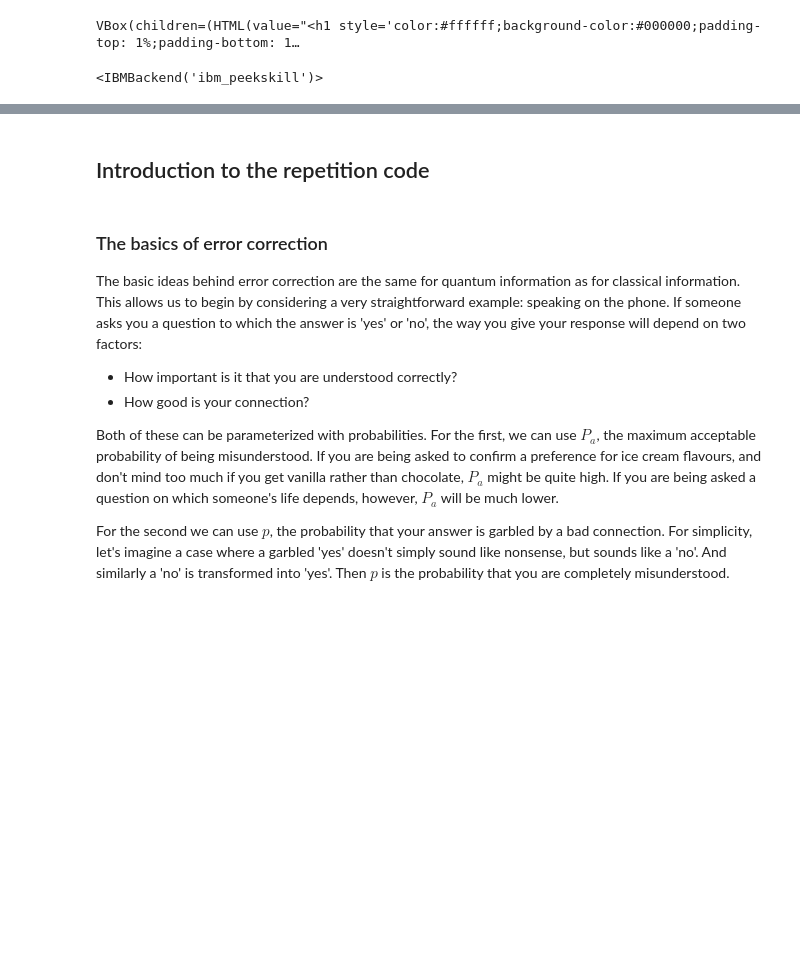
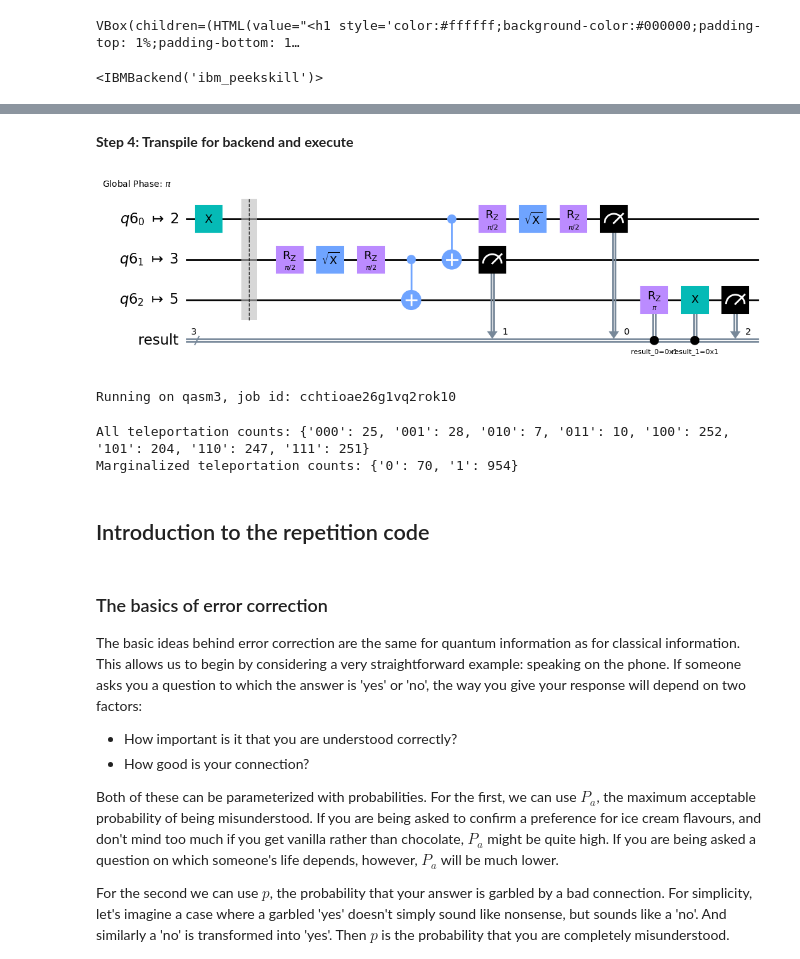
Before and after one commit to taalexander/IEEE-Quantum-Week-2022, a Jupyter notebook: ieee-qec-tutorial-2022.ipynb, the cells around one changed output, grey strips where cells are left out. Cells and saved outputs as stored; diff of their text form; code cells hidden in the pictures; blank space fills up the shorter version.

```diff
--- a/ieee-qec-tutorial-2022.ipynb
+++ b/ieee-qec-tutorial-2022.ipynb
@@ -84,3 +433,25 @@ def convert_cycles(time_in_seconds, backend):
+# %% [markdown]
+**Step 4: Transpile for backend and execute**
+# %%
+qc_teleport_experiment = qc_teleport_state.copy()
+qc_teleport_experiment.measure(qr[2], result)
+qc_teleport_experiment = apply_transpile(qc_teleport_experiment, backend, initial_layout=teleport_qubits)
+qc_teleport_experiment.draw(output="mpl", idle_wires=False)
+# %% [output]
+[figure, added]
+# %%
+teleport_job = execute(qc_teleport_experiment)
+# %% [output]
+Running on qasm3, job id: cchtioae26g1vq2rok10
+# %%
+teleport_result = teleport_job.result()
+print(f"All teleportation counts: {teleport_result.get_counts(0)}")
+
+marginal_teleport_counts = marginal_counts(teleport_result.get_counts(0), indices=[2])
+print(f"Marginalized teleportation counts: {marginal_teleport_counts}")
+# %% [output]
+All teleportation counts: {'000': 25, '001': 28, '010': 7, '011': 10, '100': 252, '101': 204, '110': 247, '111': 251}
+Marginalized teleportation counts: {'0': 70, '1': 954}
 # %% [markdown]
 ## Introduction to the repetition code
 # %% [markdown]
```
Also changed, not shown: parts of 80 cells of this notebook, 4 other files.
